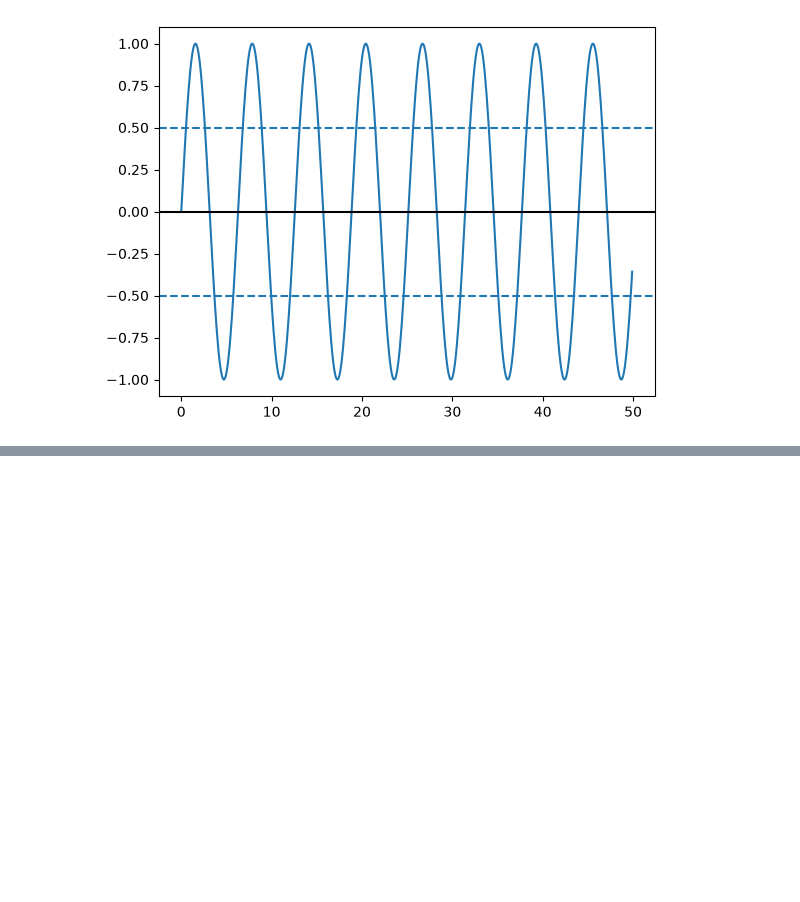
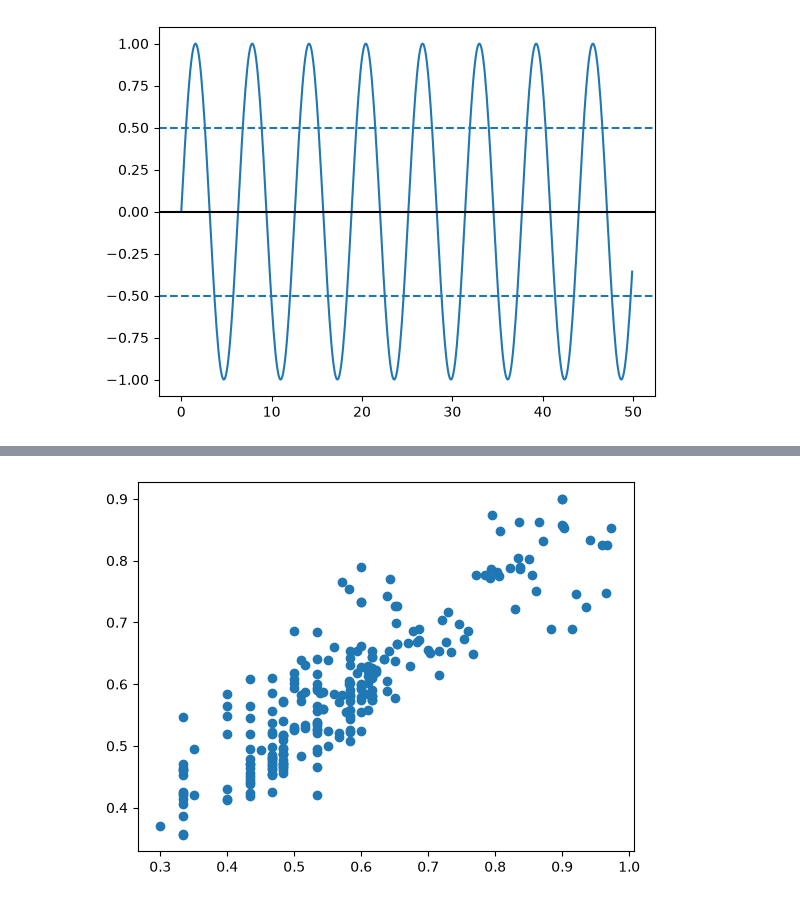
Before and after one commit to bstan218/podosome-ode, a Jupyter notebook: analysis.ipynb, the cells around one changed output, grey strips where cells are left out. Cells and saved outputs as stored; diff of their text form; code cells hidden in the pictures; blank space fills up the shorter version.

```diff
--- a/analysis.ipynb
+++ b/analysis.ipynb
@@ -256,3 +255,8 @@ MSE: 0.005365847220160222
+# %%
+plt.scatter(y_test, y_pred)
+plt.show()
+# %% [output]
+[figure, added]
 # %%
 #SHAP Plot
 import shap
```
Also changed, not shown: parts of 3 cells of this notebook, 1 other file.
